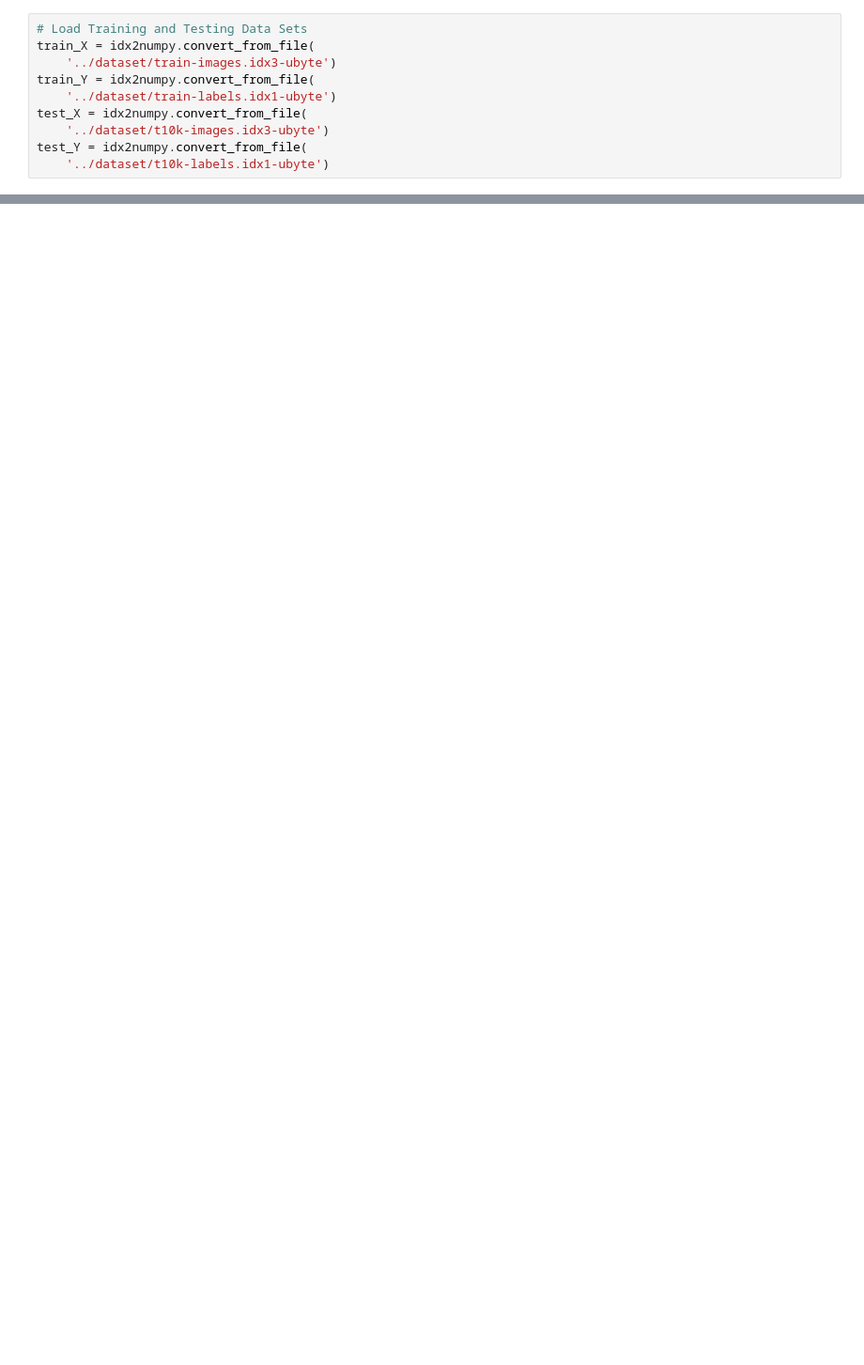
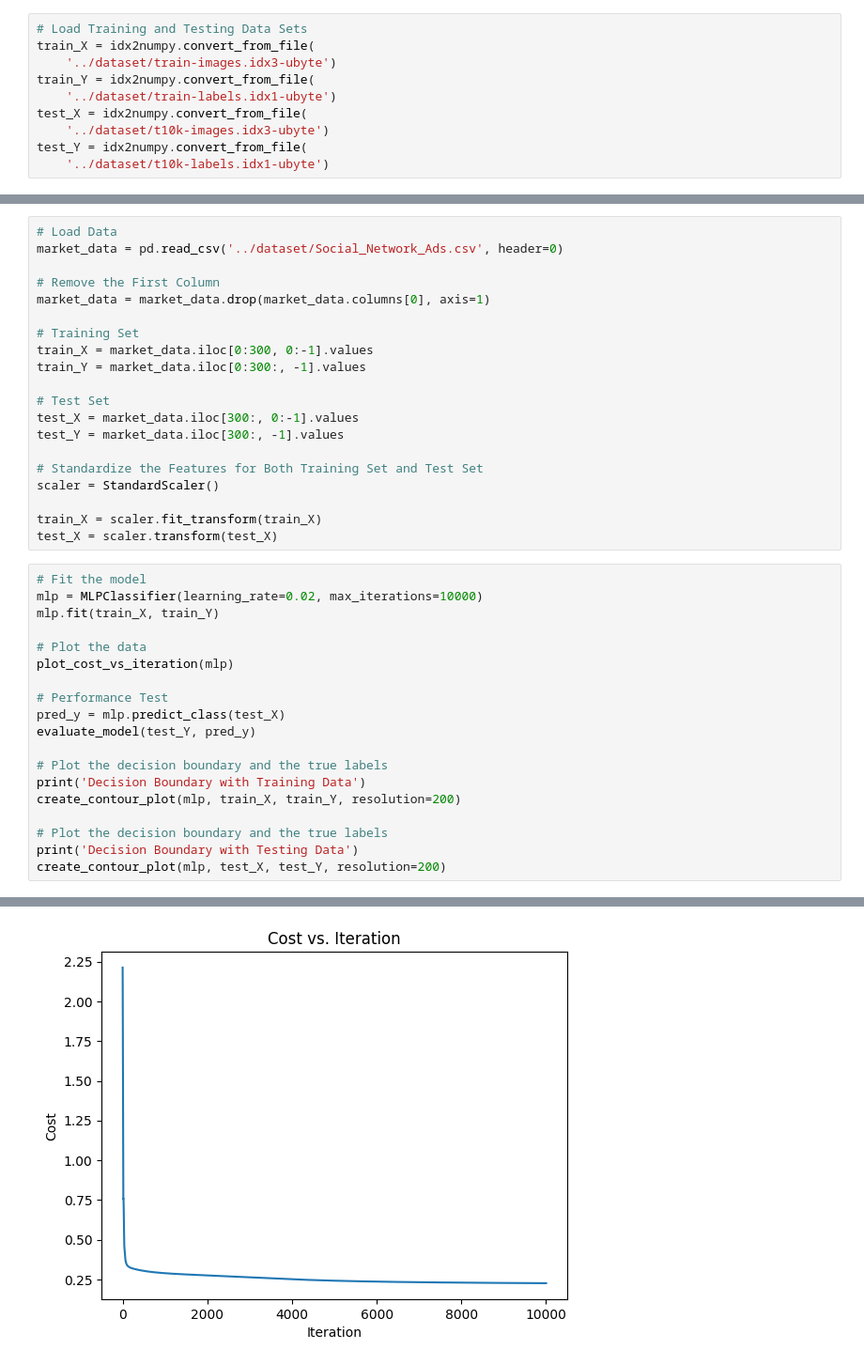
Before and after one commit to XingshengXu/Machine-Learning-Projects, a Jupyter notebook: Neural Perceptron/Perceptron_demo.ipynb, the cells around one changed output, grey strips where cells are left out. Shown at 94% size. Saved outputs shown, nothing was run; the diff lists cells and outputs as text; blank space fills up the shorter version.

```diff
--- a/Neural Perceptron/Perceptron_demo.ipynb
+++ b/Neural Perceptron/Perceptron_demo.ipynb
@@ -117,0 +145,40 @@ weighted avg       0.93      0.93      0.93     10000
+# %%
+# Load Data
+market_data = pd.read_csv('../dataset/Social_Network_Ads.csv', header=0)
+
+# Remove the First Column
+market_data = market_data.drop(market_data.columns[0], axis=1)
+
+# Training Set
+train_X = market_data.iloc[0:300, 0:-1].values
+train_Y = market_data.iloc[0:300:, -1].values
+
+# Test Set
+test_X = market_data.iloc[300:, 0:-1].values
+test_Y = market_data.iloc[300:, -1].values
+
+# Standardize the Features for Both Training Set and Test Set
+scaler = StandardScaler()
+
+train_X = scaler.fit_transform(train_X)
+test_X = scaler.transform(test_X)
+# %%
+# Fit the model
+mlp = MLPClassifier(learning_rate=0.02, max_iterations=10000)
+mlp.fit(train_X, train_Y)
+
+# Plot the data
+plot_cost_vs_iteration(mlp)
+
+# Performance Test
+pred_y = mlp.predict_class(test_X)
+evaluate_model(test_Y, pred_y)
+
+# Plot the decision boundary and the true labels
+print('Decision Boundary with Training Data')
+create_contour_plot(mlp, train_X, train_Y, resolution=200)
+
+# Plot the decision boundary and the true labels
+print('Decision Boundary with Testing Data')
+create_contour_plot(mlp, test_X, test_Y, resolution=200)
+# %% [output]
@@ -117,0 +202 @@ weighted avg       0.93      0.93      0.93     10000
+[figure, added]
```
Also changed, not shown: parts of 10 cells of this notebook, 3 other files.
